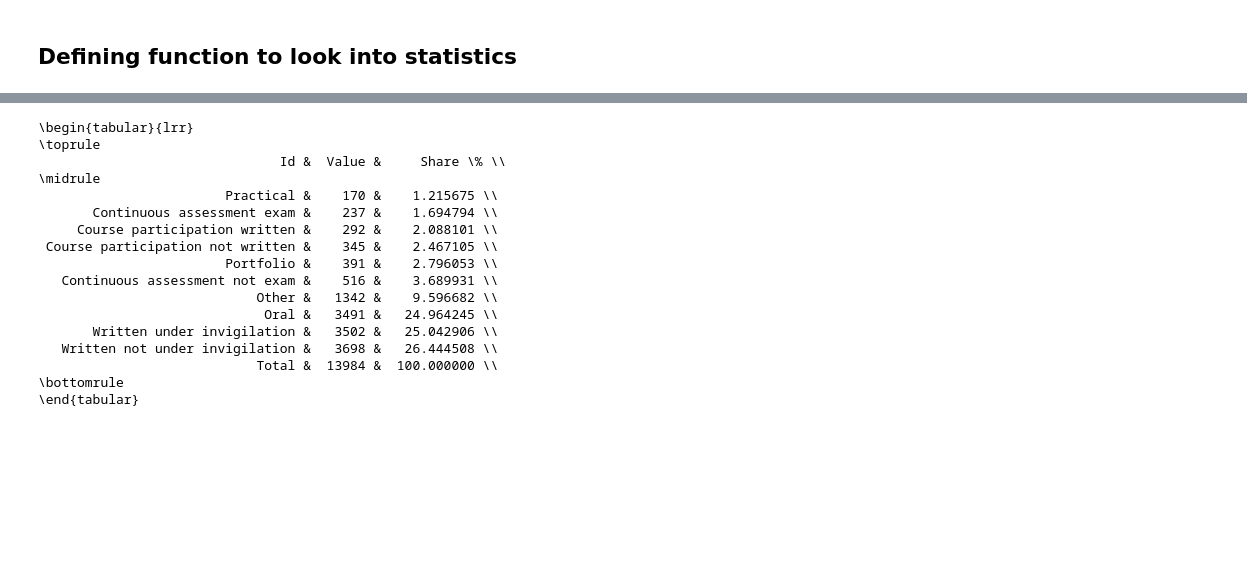
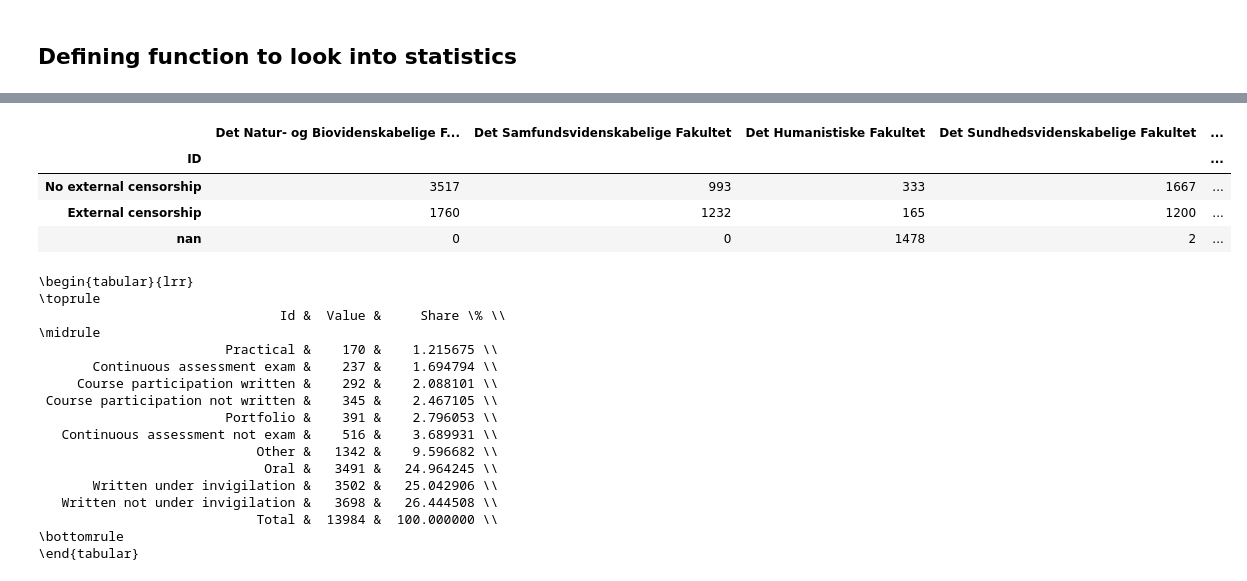
Before and after one commit to tnv875/Group18-NoTeeth, a Jupyter notebook: Exam project/Mag/Deskriptiv statistik.ipynb, the cells around one changed output, grey strips where cells are left out. Saved outputs shown, nothing was run; the diff lists cells and outputs as text; code cells hidden in the pictures; blank space fills up the shorter version.

```diff
--- a/Exam project/Mag/Deskriptiv statistik.ipynb
+++ b/Exam project/Mag/Deskriptiv statistik.ipynb
@@ -222,3 +252,11 @@ Name: Snit, dtype: float64
+# %%
+tlen_bygroup('Censorship form_edit', 'Fakultet')
+# %% [output]
+|  | Det Natur- og Biovidenskabelige F... | Det Samfundsvidenskabelige Fakultet | Det Humanistiske Fakultet | Det Sundhedsvidenskabelige Fakultet | ... |
+| ID |  |  |  |  | ... |
+| No external censorship | 3517 | 993 | 333 | 1667 | ... |
+| External censorship | 1760 | 1232 | 165 | 1200 | ... |
+| nan | 0 | 0 | 1478 | 2 | ... |
 # %%
 print(tlen('Type of assessmet_edit').to_latex(index = False))
 # %% [output]
```
Also changed, not shown: parts of 8 cells of this notebook.
